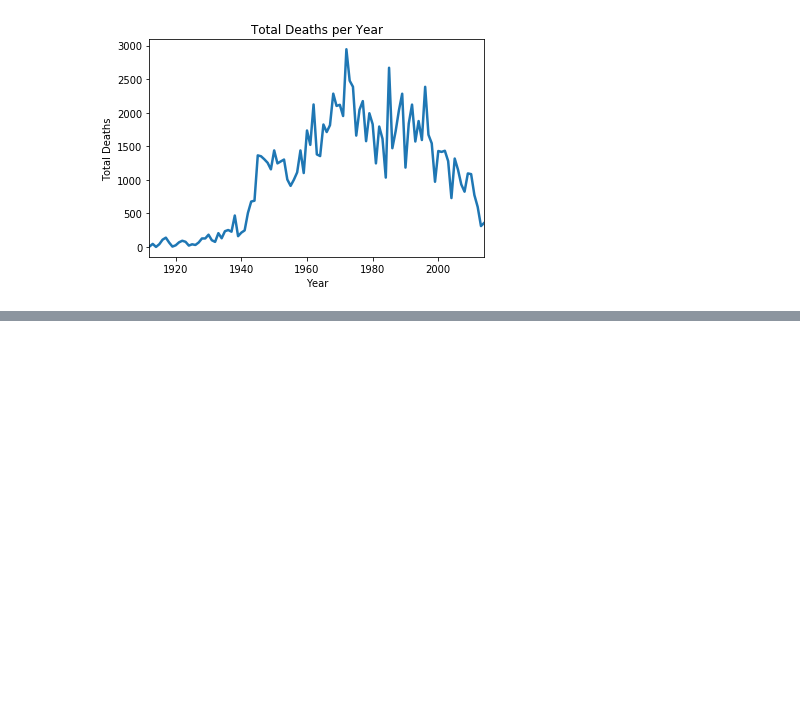
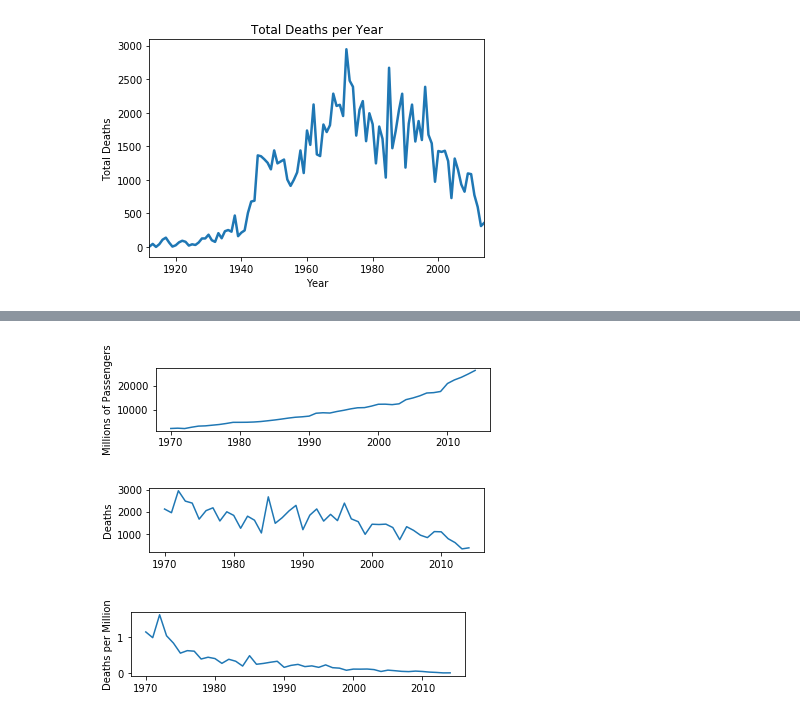
Before and after one commit to franko003/K2_Data_Science, a Jupyter notebook: Introductory_Concepts/scipy-notebooks/2_assignments/Matplotlib-Exercise.ipynb, the cells around one changed output, grey strips where cells are left out. Cells and saved outputs as stored; diff of their text form; code cells hidden in the pictures; blank space fills up the shorter version.

```diff
--- a/Introductory_Concepts/scipy-notebooks/2_assignments/Matplotlib-Exercise.ipynb
+++ b/Introductory_Concepts/scipy-notebooks/2_assignments/Matplotlib-Exercise.ipynb
@@ -239,0 +250,15 @@ Index(['Last Updated Date', '2018-02-22', 'Unnamed: 2'], dtype='object')
+# %%
+data_pass = passenger_df.iloc[:, 4:].sum()
+data_pass = pd.DataFrame({'year': data_pass.index.astype(float),
+                         'Passengers': data_pass})
+data_acc_temp = air_crash_df[['Date', 'Dead']]
+data_acc_temp = data_acc_temp.set_index(pd.DatetimeIndex(air_crash_df.Date))
+data_acc_temp['year'] = data_acc_temp.index.year
+data_acc_temp = data_acc_temp.groupby('year').sum()
+data_acc_temp = pd.DataFrame({'year': data_acc_temp.index.astype(float),
+                             'Dead': data_acc_temp.Dead})
+
+data_all = pd.merge(data_pass, data_acc_temp)[['year', 'Passengers', 'Dead']]
+
+data_all = data_all[(data_all.Passengers != 0) & (data_all.Dead != 0)]
+data_all.head()
@@ -239,0 +272,25 @@ Index(['Last Updated Date', '2018-02-22', 'Unnamed: 2'], dtype='object')
+# %%
+# Question 5
+data_all['per_M'] = (data_all.Dead / data_all.Passengers) * 1000000
+data_all['year'] = [int(y) for y in data_all.year]
+
+plt.figure(1)
+plt.subplot(3, 1, 1)
+plt.plot(data_all.year, data_all.Passengers/ 1000000)
+plt.ylabel('Millions of Passengers')
+
+plt.figure(2)
+plt.subplot(3, 1, 2)
+plt.plot(data_all.year, data_all.Dead)
+plt.ylabel('Deaths')
+
+plt.figure(3)
+plt.subplot(3, 1, 3)
+plt.plot(data_all.year, data_all.per_M)
+plt.ylabel('Deaths per Million')
+
+plt.show()
+# %% [output]
+[figure, added]
+[figure, added]
+[figure, added]
```
Also changed, not shown: parts of 6 cells of this notebook, 2 other files.
